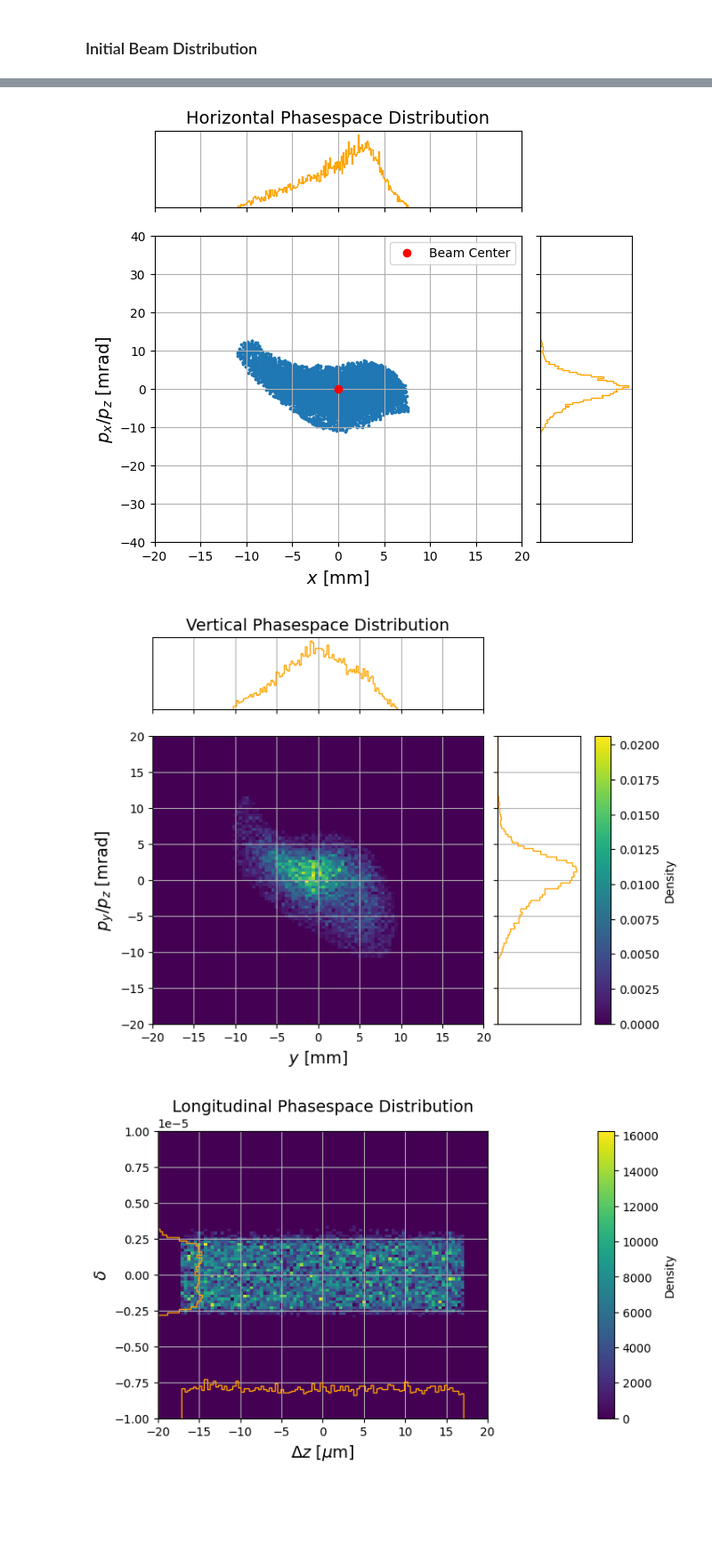
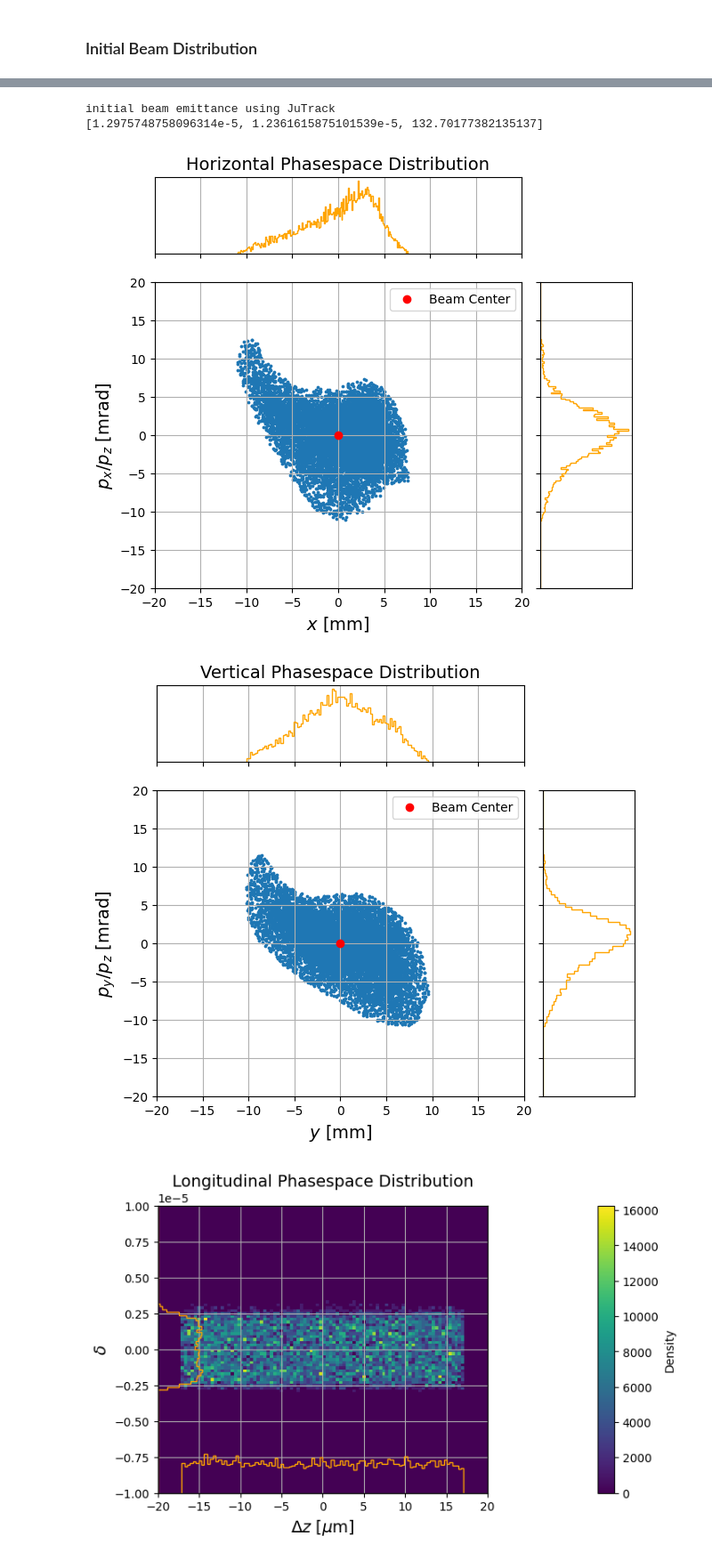
Before and after one commit to cspark7701/synapticTrack, a Jupyter notebook: examples/jutrack/jutrack_integration.ipynb, the cells around one changed output, grey strips where cells are left out. Shown at 89% size. Saved outputs shown, nothing was run; the diff lists cells and outputs as text; code cells hidden in the pictures; blank space fills up the shorter version.

```diff
--- a/examples/jutrack/jutrack_integration.ipynb
+++ b/examples/jutrack/jutrack_integration.ipynb
@@ -310,0 +189,14 @@ dtype: float64
+# %%
+beam_state0 = jubeam.r
+x = beam_state0[:,0]
+xp = beam_state0[:,1]
+y = beam_state0[:,2]
+yp = beam_state0[:,3]
+z = beam_state0[:,4]
+delta = beam_state0[:,5]
+# %%
+mass_number = beam.mass_number
+charge_state = beam.charge_state
+beam_current = beam.beam_current
+reference_energy = beam.reference_energy
+print (mass_number, charge_state, beam_current, reference_energy)
@@ -310,0 +205,3 @@ dtype: float64
+# %%
+jubeam_conv = beam_io.convert('jutrack', beam_state0, mass_number, charge_state, beam_current, reference_energy)
+jubeam_conv.state
@@ -311,15 +241,27 @@ dtype: float64
+# %%
+x0 = jubeam_conv.centroid['x']
+xp0 = jubeam_conv.centroid['xp']
+y0 = jubeam_conv.centroid['y']
+yp0 = jubeam_conv.centroid['yp']
+# %%
+print("initial beam emittance using JuTrack")
+Main.eval('get_emittance!(beam::Beam)')
+Main.eval('println(beam.emittance)')
+# %% [output]
+initial beam emittance using JuTrack
+[1.2975748758096314e-5, 1.2361615875101539e-5, 132.70177382135137]
 # %%
-phasespace_plot(x*1e3, xp*1e3, x_center=x0*1e3, y_center=xp0*1e3, xyrange=[-20, 20, -40, 40], title='Horizontal Phasespace Distribution',
+phasespace_plot(x*1e3, xp*1e3, x_center=x0, y_center=xp0, xyrange=[-20, 20, -20, 20], title='Horizontal Phasespace Distribution',
                 xlabel=r'$x$ [mm]', ylabel=r"$p_x / p_z$ [mrad]",
                 nbins=200, projection=0, density=False, cmap='viridis', figname=None)
 # %% [output]
-[figure, old version]
+[figure, new version]
 # %%
-phasespace_plot(y*1e3, yp*1e3, xyrange=[-20, 20, -20, 20], title='Vertical Phasespace Distribution',
+phasespace_plot(y*1e3, yp*1e3, x_center=y0, y_center=yp0, xyrange=[-20, 20, -20, 20], title='Vertical Phasespace Distribution',
                 xlabel=r'$y$ [mm]', ylabel=r"$p_y / p_z$ [mrad]",
-                nbins=100, projection=0, density=True, cmap='viridis', figname=None)
+                nbins=100, projection=0, density=False, cmap='viridis', figname=None)
 # %% [output]
-[figure, old version]
+[figure, new version]
 # %%
 phasespace_plot(z*1e-6, delta*1e-2, xyrange=[-20, 20, -10e-6, 10e-6], title='Longitudinal Phasespace Distribution',
                 xlabel=r'$\Delta z$ [$\mu$m]', ylabel=r"$\delta$",
```
Also changed, not shown: parts of 87 cells of this notebook, 5 other files.
